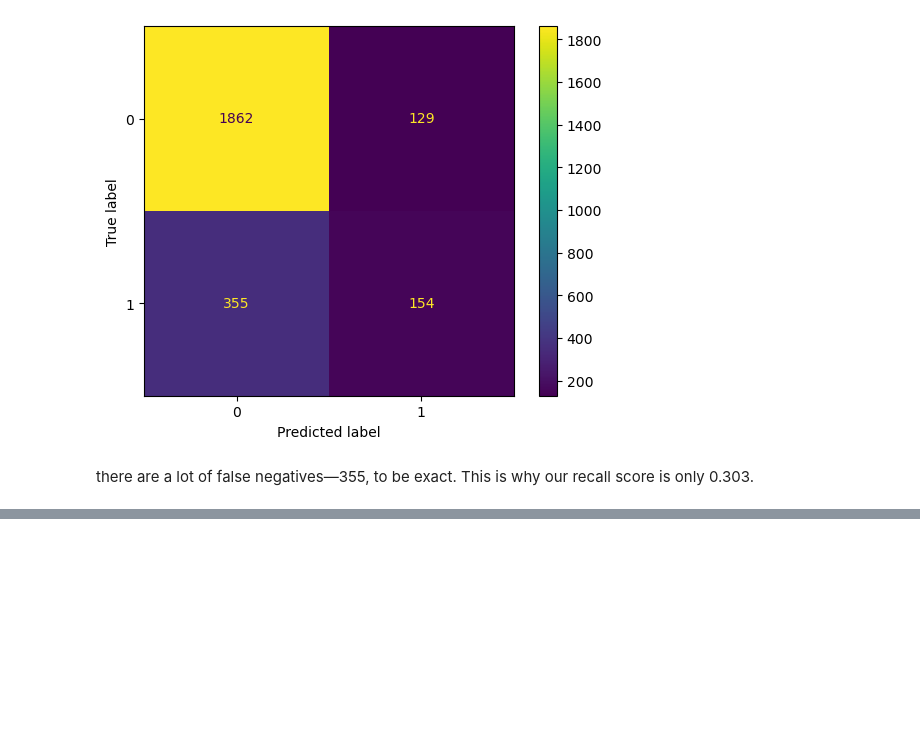
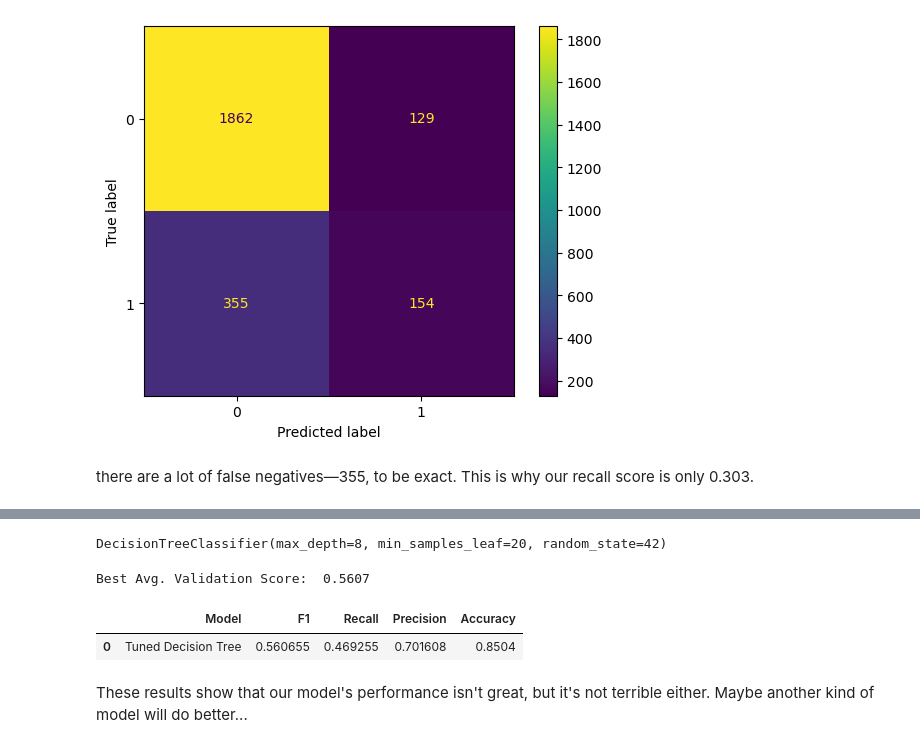
Before and after one commit to abhi-4518/Data-Science, a Jupyter notebook: machine_learning_models/company_churn_ml_model.ipynb, the cells around one changed output, grey strips where cells are left out. Saved outputs shown, nothing was run; the diff lists cells and outputs as text; code cells hidden in the pictures; blank space fills up the shorter version.

```diff
--- a/machine_learning_models/company_churn_ml_model.ipynb
+++ b/machine_learning_models/company_churn_ml_model.ipynb
@@ -257,0 +392,6 @@ there are a lot of false negatives—355, to be exact. This is why our recall sc
+# %%
+# Assign a dictionary of scoring metrics to capture
+scoring = {'accuracy', 'precision', 'recall', 'f1'}
+# %%
+# Instantiate the classifier
+tuned_decision_tree = DecisionTreeClassifier(random_state = 42)
@@ -257,0 +414,44 @@ there are a lot of false negatives—355, to be exact. This is why our recall sc
+# %%
+# Examine the best model from GridSearch
+clf.best_estimator_
+# %% [output]
+DecisionTreeClassifier(max_depth=8, min_samples_leaf=20, random_state=42)
+# %%
+print("Best Avg. Validation Score: ", "%.4f" % clf.best_score_)
+# %% [output]
+Best Avg. Validation Score:  0.5607
+# %%
+def make_results(model_name, model_object):
+    '''
+    Accepts as arguments a model name (your choice - string) and
+    a fit GridSearchCV model object.
+
+    Returns a pandas df with the F1, recall, precision, and accuracy scores
+    for the model with the best mean F1 score across all validation folds.
+    '''
+
+    # Get all the results from the CV and put them in a df
+    cv_results = pd.DataFrame(model_object.cv_results_)
+
+    # Isolate the row of the df with the max(mean f1 score)
+    best_estimator_results = cv_results.iloc[cv_results['mean_test_f1'].idxmax(), :]
+
+    # Extract accuracy, precision, recall, and f1 score from that row
+    f1 = best_estimator_results.mean_test_f1
+    recall = best_estimator_results.mean_test_recall
+    precision = best_estimator_results.mean_test_precision
+    accuracy = best_estimator_results.mean_test_accuracy
+
+    # Create table of results
+    table = pd.DataFrame({'Model': [model_name],
+                        'F1': [f1],
+                        'Recall': [recall],
+                        'Precision': [precision],
+                        'Accuracy': [accuracy]
+                         }
+                        )
+
+    return table
+# %%
+# Call the function on our model
+result_table = make_results("Tuned Decision Tree", clf)
@@ -257,0 +461,8 @@ there are a lot of false negatives—355, to be exact. This is why our recall sc
+# %%
+# View the results
+result_table
+# %% [output]
+|  | Model | F1 | Recall | Precision | Accuracy |
+| 0 | Tuned Decision Tree | 0.560655 | 0.469255 | 0.701608 | 0.8504 |
+# %% [markdown]
+These results show that our model's performance isn't great, but it's not terrible either. Maybe another kind of model will do better...
```
Also changed, not shown: parts of 22 cells of this notebook.
